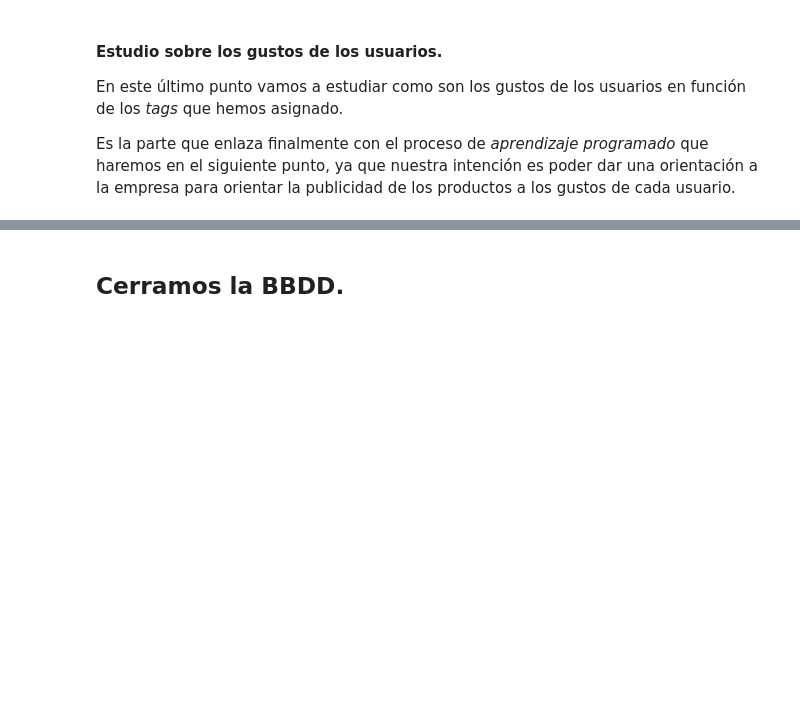
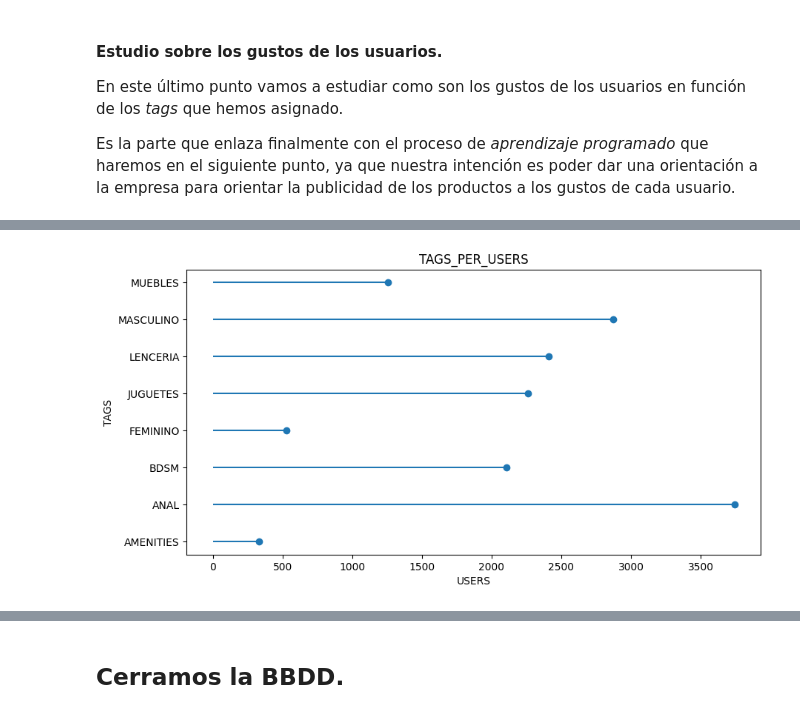
Before and after one commit to 75Engel/Proyecto_tienda_online, a Jupyter notebook: src/Notebook/03_sql.ipynb, the cells around one changed output, grey strips where cells are left out. Saved outputs shown, nothing was run; the diff lists cells and outputs as text; code cells hidden in the pictures; blank space fills up the shorter version.

```diff
--- a/src/Notebook/03_sql.ipynb
+++ b/src/Notebook/03_sql.ipynb
@@ -1419,0 +1602,85 @@ Es la parte que enlaza finalmente con el proceso de *aprendizaje programado* que
+# %%
+plt.figure(figsize=(10,5))
+
+query = """
+SELECT 'JUGUETES' AS TAG ,COUNT(COMMENT.ID_USERS) AS VALUE FROM TAGS
+    JOIN PRODUCT
+    ON TAGS.ID=PRODUCT.ID
+    JOIN COMMENT
+    ON PRODUCT.ID=COMMENT.ID_PRODUCT
+    WHERE TAGS.JUGUETES=1
+
+    UNION
+SELECT 'MUEBLES' AS TAG,COUNT(COMMENT.ID_USERS) AS VALUE FROM TAGS
+    JOIN PRODUCT
+    ON TAGS.ID=PRODUCT.ID
+    JOIN COMMENT
+    ON PRODUCT.ID=COMMENT.ID_PRODUCT
+    WHERE TAGS.MUEBLES=1
+
+    UNION
+SELECT 'LENCERIA' AS TAG ,COUNT(COMMENT.ID_USERS) AS VALUE FROM TAGS
+    JOIN PRODUCT
+    ON TAGS.ID=PRODUCT.ID
+    JOIN COMMENT
+    ON PRODUCT.ID=COMMENT.ID_PRODUCT
+    WHERE TAGS.LENCERIA=1
+
+UNION
+SELECT 'MASCULINO' AS TAG ,COUNT(COMMENT.ID_USERS) AS VALUE FROM TAGS
+    JOIN PRODUCT
+    ON TAGS.ID=PRODUCT.ID
+    JOIN COMMENT
+    ON PRODUCT.ID=COMMENT.ID_PRODUCT
+    WHERE TAGS.MASCULINO=1
+
+UNION
+SELECT 'FEMININO' AS TAG ,COUNT(COMMENT.ID_USERS) AS VALUE FROM TAGS
+    JOIN PRODUCT
+    ON TAGS.ID=PRODUCT.ID
+    JOIN COMMENT
+    ON PRODUCT.ID=COMMENT.ID_PRODUCT
+    WHERE TAGS.FEMININO=1
+
+
+UNION
+SELECT 'ANAL' AS TAG ,COUNT(COMMENT.ID_USERS) AS VALUE FROM TAGS
+    JOIN PRODUCT
+    ON TAGS.ID=PRODUCT.ID
+    JOIN COMMENT
+    ON PRODUCT.ID=COMMENT.ID_PRODUCT
+    WHERE TAGS.ANAL=1
+
+UNION
+SELECT 'BDSM' AS TAG ,COUNT(COMMENT.ID_USERS) AS VALUE FROM TAGS
+    JOIN PRODUCT
+    ON TAGS.ID=PRODUCT.ID
+    JOIN COMMENT
+    ON PRODUCT.ID=COMMENT.ID_PRODUCT
+    WHERE TAGS.BDSM=1
+
+UNION
+SELECT 'AMENITIES' AS TAG ,COUNT(COMMENT.ID_USERS) AS VALUE FROM TAGS
+    JOIN PRODUCT
+    ON TAGS.ID=PRODUCT.ID
+    JOIN COMMENT
+    ON PRODUCT.ID=COMMENT.ID_PRODUCT
+    WHERE TAGS.AMENITIES=1
+ORDER BY TAG ASC
+"""
+data=f.sql_query(query,cursor)
+
+
+plt.hlines(f.sql_query(query,cursor)['TAG'],xmin=0,
+           xmax=f.sql_query(query,cursor)['VALUE'],)
+plt.plot(f.sql_query(query,cursor)['VALUE'], f.sql_query(query,cursor)['TAG'], "o")
+plt.yticks(data['TAG'])
+plt.xlabel("USERS")
+plt.ylabel("TAGS")
+plt.title("TAGS_PER_USERS")
+
+file=str(r'\Resources/Graphics/N_Tags_users')
+folder+file
+plt.savefig(folder+file);
+# %% [output]
+[figure, added]
```
Also changed, not shown: parts of 28 cells of this notebook, 17 other files.
